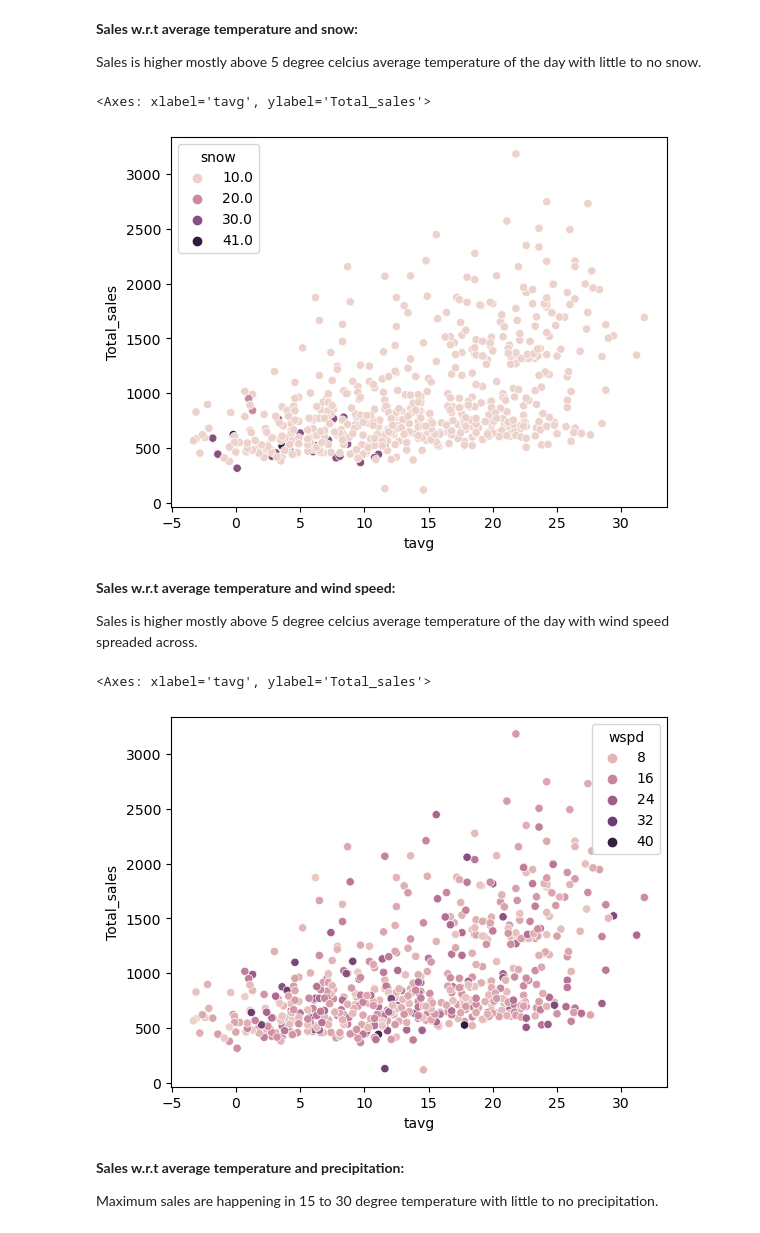
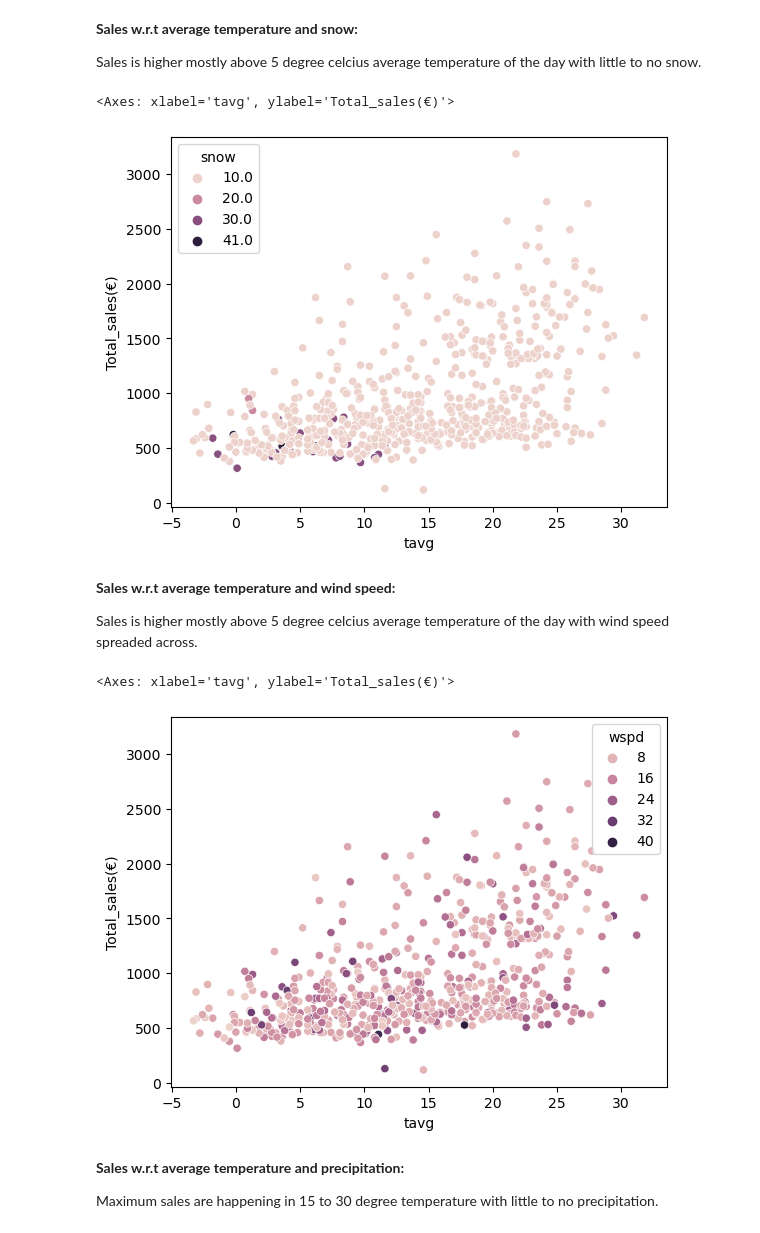
Before and after one commit to Sarahoin/Project, a Jupyter notebook: SarahMoin_TaskA_ Bakery.ipynb, the cells around one changed output. Cells and saved outputs as stored; diff of their text form; code cells hidden in the pictures.

```diff
--- a/SarahMoin_TaskA_ Bakery.ipynb
+++ b/SarahMoin_TaskA_ Bakery.ipynb
@@ -311,6 +296,6 @@ salePerArticle[salePerArticle['Total_sales(€)']==salePerArticle['Total_sales(
 Grouping sales on the date to get sales per day
 # %%
 # Calculate total_sales by summing across all product columns
-dailySales = sales.groupby('date')['Total_sales'].sum().reset_index()
+dailySales = sales.groupby('date')['Total_sales(€)'].sum().reset_index()
 dailySales
 # %% [output]
@@ -391,19 +376,19 @@ salesPerDay.drop(columns='tsun',inplace =True)
 
 Sales is higher mostly above 5 degree celcius average temperature of the day with little to no snow.
 # %%
-sns.scatterplot(x='tavg',y='Total_sales',hue='snow',data=salesPerDay)
+sns.scatterplot(x='tavg',y='Total_sales(€)',hue='snow',data=salesPerDay)
 # %% [output]
-<Axes: xlabel='tavg', ylabel='Total_sales'>
+<Axes: xlabel='tavg', ylabel='Total_sales(€)'>
-[figure, old version]
+[figure, new version]
 # %% [markdown]
 **Sales w.r.t average temperature and wind speed:**
 
 Sales is higher mostly above 5 degree celcius average temperature of the day with wind speed spreaded across.
 # %%
-sns.scatterplot(x='tavg',y='Total_sales',hue='wspd',data=salesPerDay)
+sns.scatterplot(x='tavg',y='Total_sales(€)',hue='wspd',data=salesPerDay)
 # %% [output]
-<Axes: xlabel='tavg', ylabel='Total_sales'>
+<Axes: xlabel='tavg', ylabel='Total_sales(€)'>
-[figure, old version]
+[figure, new version]
 # %% [markdown]
 **Sales w.r.t average temperature and precipitation:**
 
```
Also changed, not shown: parts of 20 cells of this notebook.
